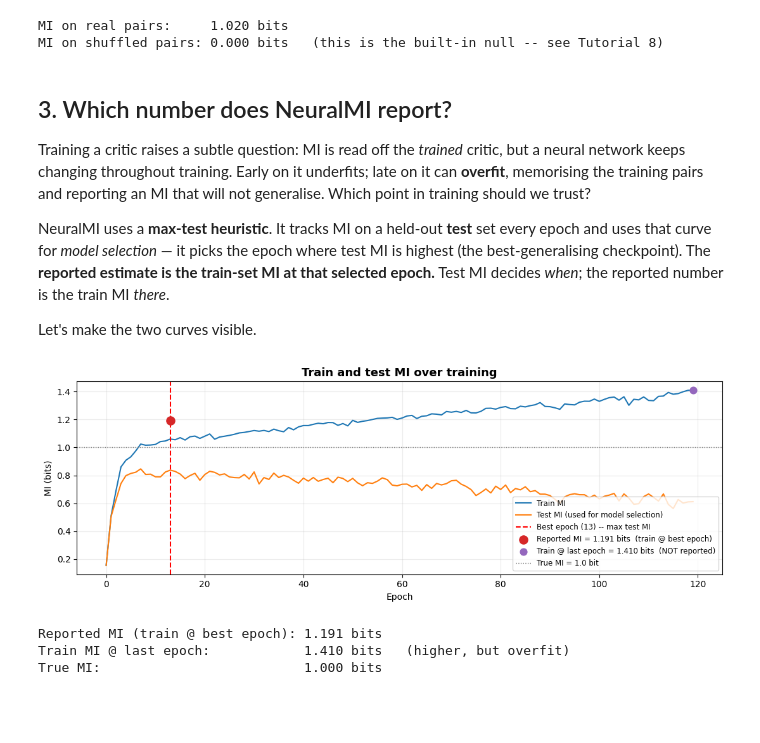
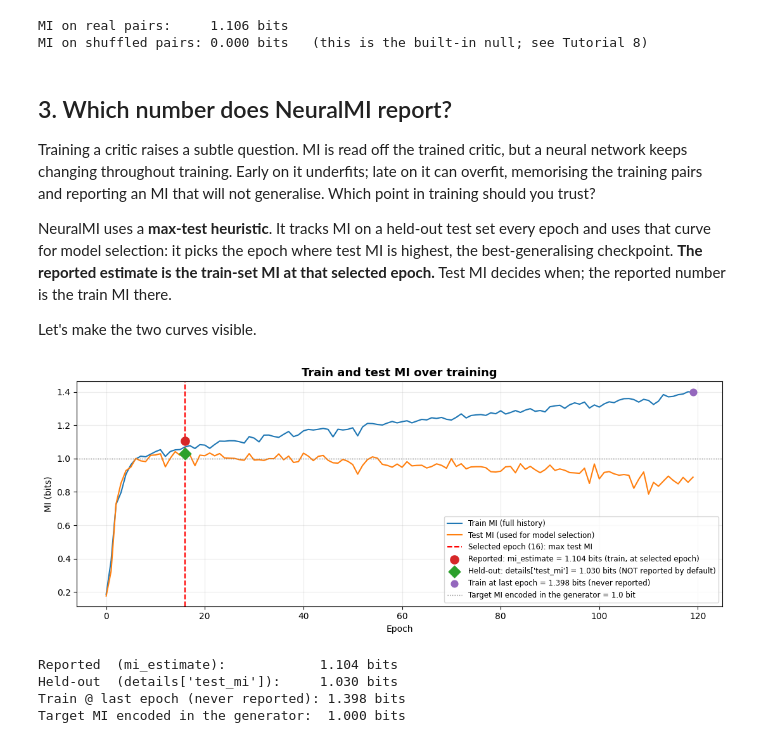
Before and after one commit to eslam-abdelaleem/NeuralMI, a Jupyter notebook: tutorials/00_Why_and_How_MI_Estimation_Works.ipynb, the cells around one changed output. Drawn from its saved outputs; the diff is of its cells as text; code cells hidden in the pictures; blank space fills up the shorter version.

```diff
--- a/tutorials/00_Why_and_How_MI_Estimation_Works.ipynb
+++ b/tutorials/00_Why_and_How_MI_Estimation_Works.ipynb
@@ -20,6 +23,9 @@ warnings.filterwarnings('ignore')   # keep this conceptual walkthrough's output
 import numpy as np
 import matplotlib.pyplot as plt
 import neural_mi as nmi
+
+SCALE = 1
+np.random.seed(42)
 # %% [markdown]
 ## 1. Why mutual information, not correlation?
 
@@ -139,64 +152,71 @@ above the estimate on shuffled data:
 # %%
-# Reuse the linear case: estimate MI on the real pairs, then on shuffled Y.
 mi_real     = estimate_mi(x1, y1)
 mi_shuffled = estimate_mi(x1, np.random.permutation(y1))
 print(f"MI on real pairs:     {mi_real:.3f} bits")
-print(f"MI on shuffled pairs: {mi_shuffled:.3f} bits   (this is the built-in null -- see Tutorial 8)")
+print(f"MI on shuffled pairs: {mi_shuffled:.3f} bits   (this is the built-in null; see Tutorial 8)")
 # %% [output]
-MI on real pairs:     1.020 bits
-MI on shuffled pairs: 0.000 bits   (this is the built-in null -- see Tutorial 8)
+MI on real pairs:     1.106 bits
+MI on shuffled pairs: 0.000 bits   (this is the built-in null; see Tutorial 8)
 # %% [markdown]
 ## 3. Which number does NeuralMI report?
 
-Training a critic raises a subtle question: MI is read off the *trained* critic, but a neural
-network keeps changing throughout training. Early on it underfits; late on it can **overfit**,
-memorising the training pairs and reporting an MI that will not generalise. Which point in
-training should we trust?
+Training a critic raises a subtle question. MI is read off the trained critic, but a
+neural network keeps changing throughout training. Early on it underfits; late on it can
+overfit, memorising the training pairs and reporting an MI that will not generalise.
+Which point in training should you trust?
 
-NeuralMI uses a **max-test heuristic**. It tracks MI on a held-out **test** set every epoch and
-uses that curve for *model selection* — it picks the epoch where test MI is highest (the
-best-generalising checkpoint). The **reported estimate is the train-set MI at that selected
-epoch.** Test MI decides *when*; the reported number is the train MI *there*.
+NeuralMI uses a **max-test heuristic**. It tracks MI on a held-out test set every epoch
+and uses that curve for model selection: it picks the epoch where test MI is highest,
+the best-generalising checkpoint. **The reported estimate is the train-set MI at that
+selected epoch.** Test MI decides when; the reported number is the train MI there.
 
 Let's make the two curves visible.
 # %%
 X_c, Y_c = nmi.generators.generate_nonlinear_from_latent(
-    n_samples=1500, latent_dim=5, observed_dim=100, mi=1.0, use_torch=False)
+    n_samples=int(1500 * SCALE), latent_dim=5, observed_dim=100, mi=1.0, use_torch=False)
 
 # High patience disables early stopping so we can see the full training arc.
 r_curves = nmi.run(
     X_c, Y_c, mode='estimate', split=nmi.Split(mode='random'),
     model=nmi.Model(hidden_dim=128, embedding_dim=64),
-    training=nmi.Training(n_epochs=120, patience=120, learning_rate=1e-3, eval_train=True),
-    seed=0, show_progress=False,
+    training=nmi.Training(n_epochs=int(120 * SCALE), patience=int(120 * SCALE),
+                          learning_rate=1e-3, eval_train=True),
+    seed=0, show_progress=False, n_workers=1,
 )
 
 train_curve = r_curves.details['train_mi_history']
 test_curve  = r_curves.details['test_mi_history']
 best_ep     = r_curves.details['best_epoch']
 last_ep     = len(train_curve) - 1
+reported    = r_curves.mi_estimate
+held_out    = r_curves.details['test_mi']
 
-fig, ax = plt.subplots(figsize=(11, 4))
+fig, ax = plt.subplots(figsize=(11, 4.5))
 ep = range(len(train_curve))
-ax.plot(ep, train_curve, color='tab:blue',   lw=1.5, label='Train MI')
+ax.plot(ep, train_curve, color='tab:blue',   lw=1.5, label='Train MI (full history)')
 ax.plot(ep, test_curve,  color='tab:orange', lw=1.5, label='Test MI (used for model selection)')
-ax.axvline(best_ep, color='red', ls='--', lw=1.5, label=f'Best epoch ({best_ep}) -- max test MI')
-# The reported estimate is the train MI at the selected epoch:
-ax.scatter([best_ep], [r_curves.mi_estimate], color='tab:red', s=90, zorder=5,
-           label=f'Reported MI = {r_curves.mi_estimate:.3f} bits  (train @ best epoch)')
+ax.axvline(best_ep, color='red', ls='--', lw=1.5, label=f'Selected epoch ({best_ep}): max test MI')
+
+ax.scatter([best_ep], [reported], color='tab:red', s=90, zorder=5,
+           label=f'Reported: mi_estimate = {reported:.3f} bits (train, at selected epoch)')
+ax.scatter([best_ep], [held_out], color='tab:green', s=90, zorder=5, marker='D',
+           label=f"Held-out: details['test_mi'] = {held_out:.3f} bits (NOT reported by default)")
 ax.scatter([last_ep], [train_curve[last_ep]], color='tab:purple', s=60, zorder=5,
-           label=f'Train @ last epoch = {train_curve[last_ep]:.3f} bits  (NOT reported)')
-ax.axhline(1.0, color='gray', ls=':', lw=1, label='True MI = 1.0 bit')
+           label=f'Train at last epoch = {train_curve[last_ep]:.3f} bits (never reported)')
+ax.axhline(1.0, color='gray', ls=':', lw=1, label='Target MI encoded in the generator = 1.0 bit')
+
 ax.set_xlabel('Epoch'); ax.set_ylabel('MI (bits)')
 ax.set_title('Train and test MI over training', fontsize=13, fontweight='bold')
 ax.legend(loc='lower right', fontsize=8.5); ax.grid(True, alpha=0.25)
 plt.tight_layout(); plt.show()
 
-print(f"Reported MI (train @ best epoch): {r_curves.mi_estimate:.3f} bits")
-print(f"Train MI @ last epoch:            {train_curve[last_ep]:.3f} bits   (higher, but overfit)")
-print(f"True MI:                          1.000 bits")
+print(f"Reported  (mi_estimate):            {reported:.3f} bits")
+print(f"Held-out  (details['test_mi']):     {held_out:.3f} bits")
+print(f"Train @ last epoch (never reported): {train_curve[last_ep]:.3f} bits")
+print(f"Target MI encoded in the generator:  1.000 bits")
 # %% [output]
-[figure, old version]
+[figure, new version]
-Reported MI (train @ best epoch): 1.191 bits
-Train MI @ last epoch:            1.410 bits   (higher, but overfit)
-True MI:                          1.000 bits
+Reported  (mi_estimate):            1.104 bits
+Held-out  (details['test_mi']):     1.030 bits
+Train @ last epoch (never reported): 1.398 bits
+Target MI encoded in the generator:  1.000 bits
```
Also changed, not shown: parts of 14 cells of this notebook, 6 other files.
